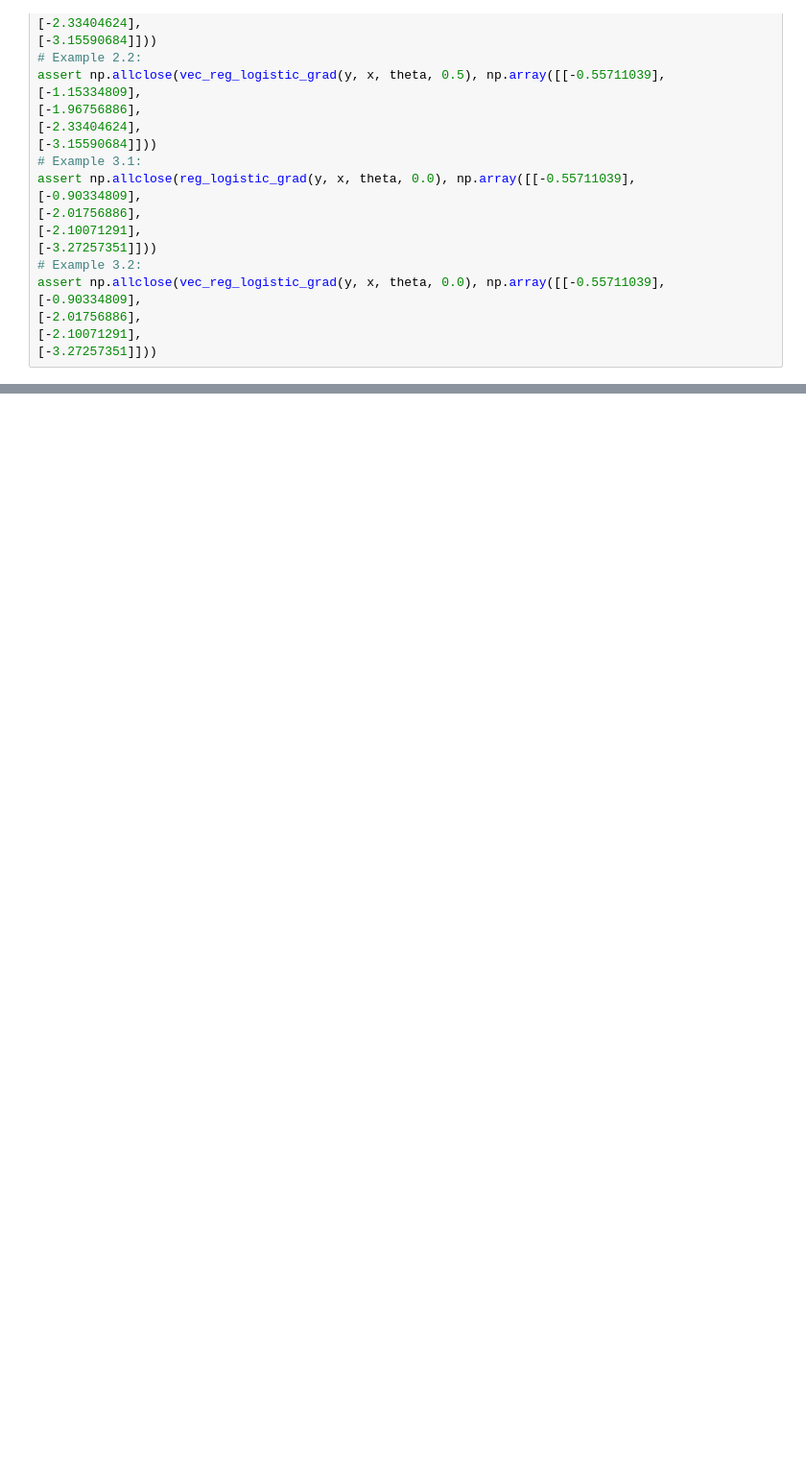
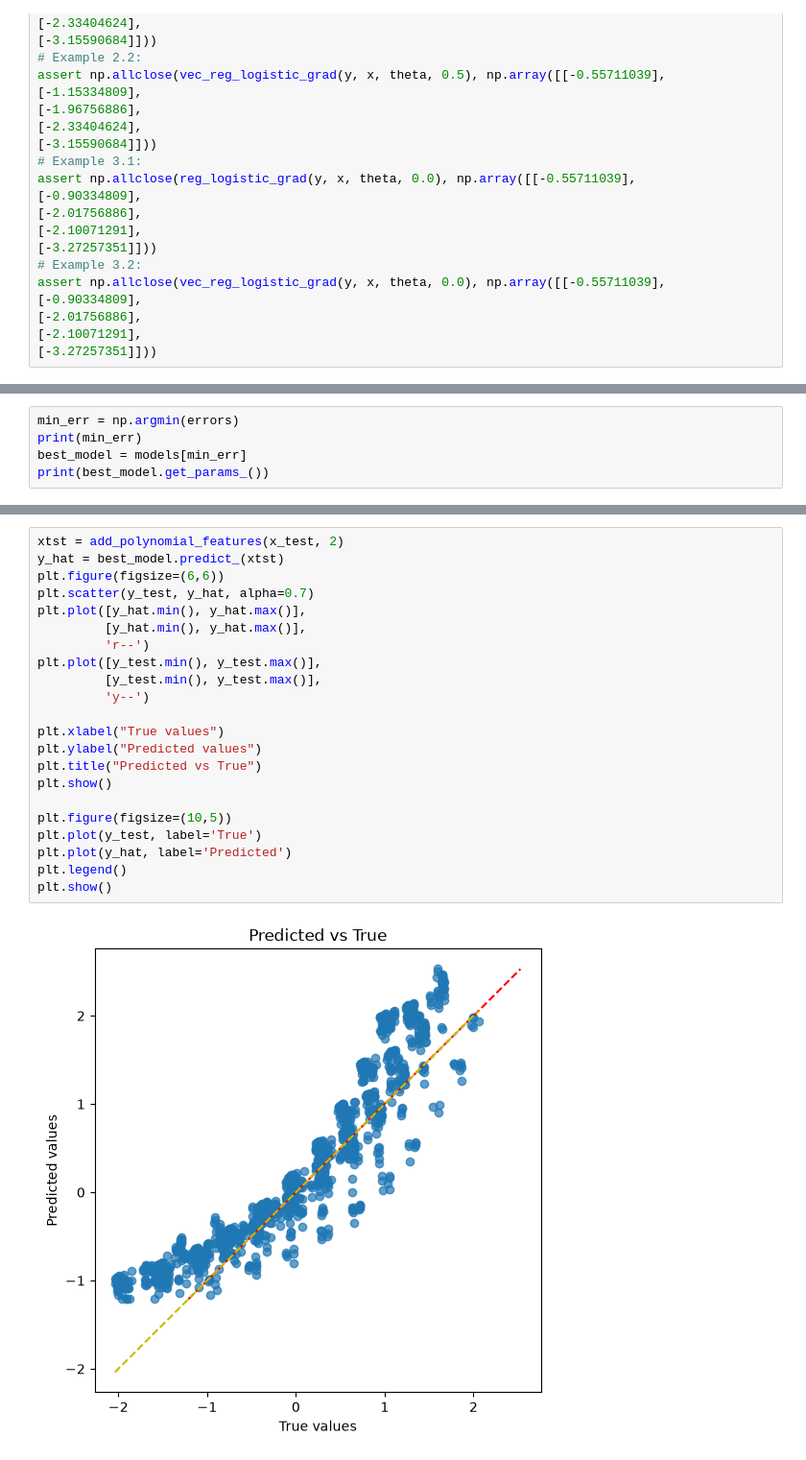
Before and after one commit to Pachiderms/bootcamp_ml, a Jupyter notebook: notebooks/notebook_module09_ml.ipynb, the cells around one changed output, grey strips where cells are left out. Shown at 96% size. Saved outputs shown, nothing was run; the diff lists cells and outputs as text; blank space fills up the shorter version.

```diff
--- a/notebooks/notebook_module09_ml.ipynb
+++ b/notebooks/notebook_module09_ml.ipynb
@@ -140,0 +170,5 @@ assert np.allclose(vec_reg_logistic_grad(y, x, theta, 0.0), np.array([[-0.557110
+# %%
+min_err = np.argmin(errors)
+print(min_err)
+best_model = models[min_err]
+print(best_model.get_params_())
@@ -140,0 +184,24 @@ assert np.allclose(vec_reg_logistic_grad(y, x, theta, 0.0), np.array([[-0.557110
+# %%
+xtst = add_polynomial_features(x_test, 2)
+y_hat = best_model.predict_(xtst)
+plt.figure(figsize=(6,6))
+plt.scatter(y_test, y_hat, alpha=0.7)
+plt.plot([y_hat.min(), y_hat.max()],
+         [y_hat.min(), y_hat.max()],
+         'r--')
+plt.plot([y_test.min(), y_test.max()],
+         [y_test.min(), y_test.max()],
+         'y--')
+
+plt.xlabel("True values")
+plt.ylabel("Predicted values")
+plt.title("Predicted vs True")
+plt.show()
+
+plt.figure(figsize=(10,5))
+plt.plot(y_test, label='True')
+plt.plot(y_hat, label='Predicted')
+plt.legend()
+plt.show()
+# %% [output]
+[figure, added]
```
Also changed, not shown: parts of 6 cells of this notebook, 7 other files.
